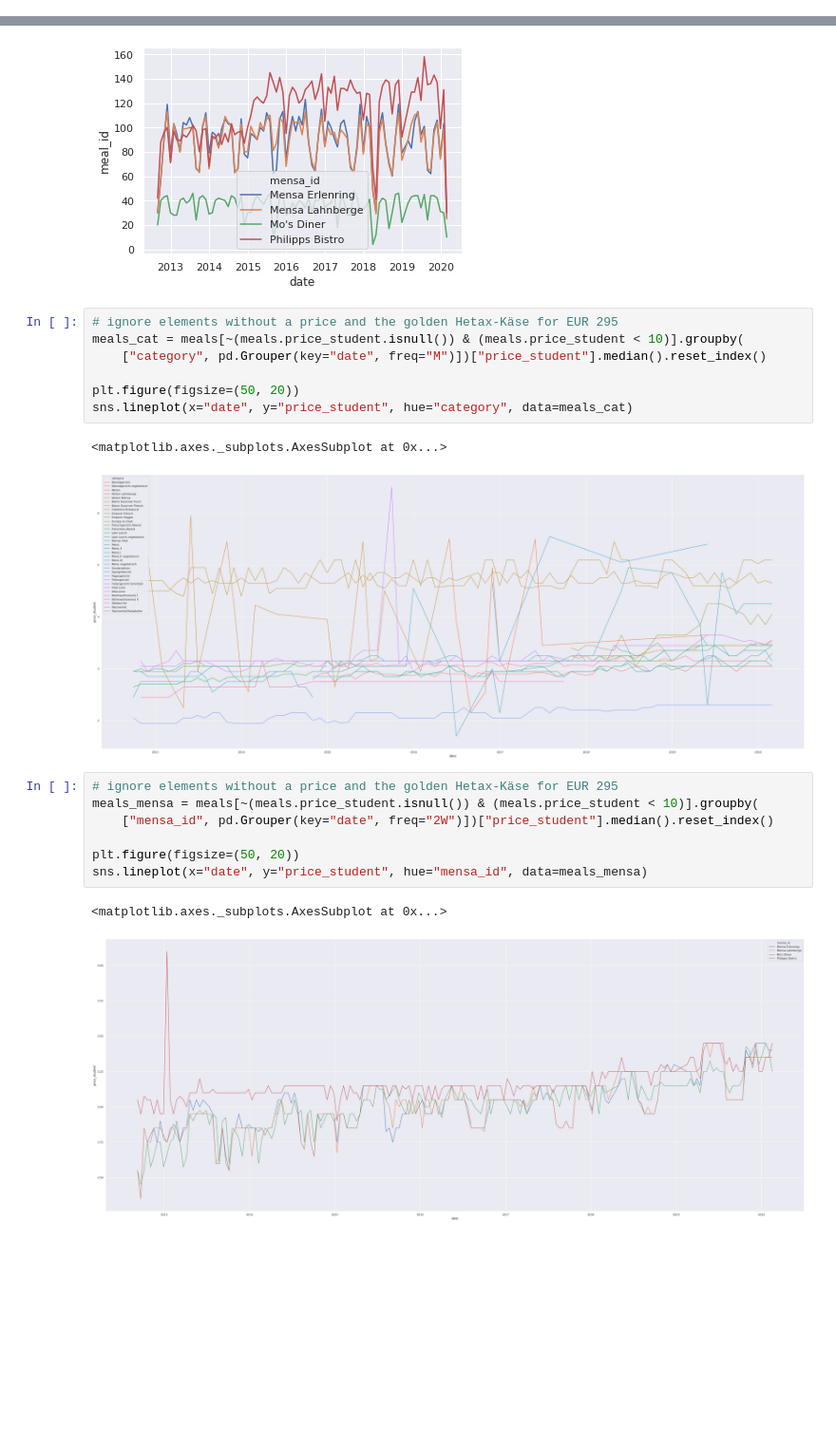
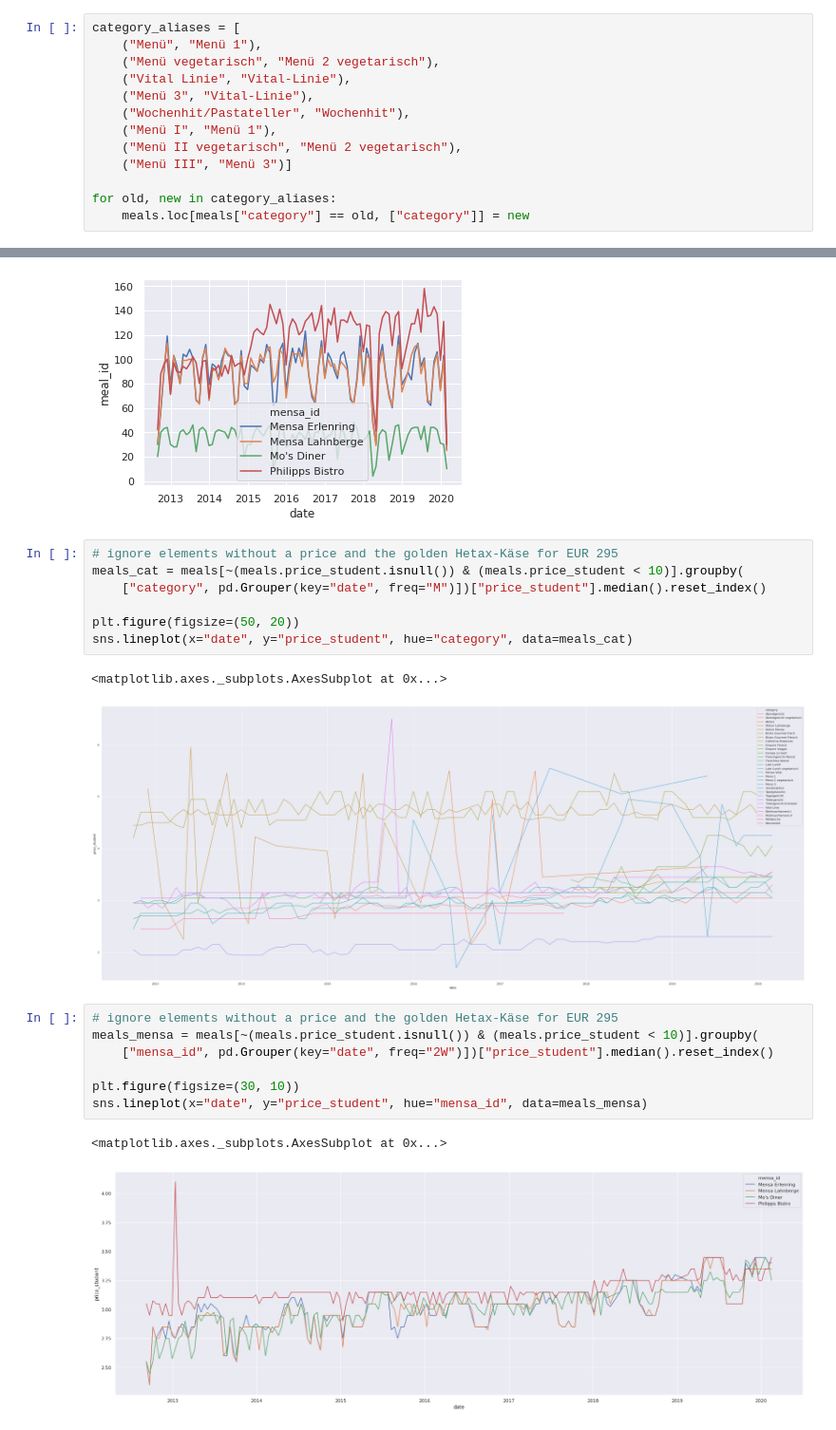
Before and after one commit to oxzi/about-mensa-mr, a Jupyter notebook: mensa_prices.ipynb, the cells around one changed output, grey strips where cells are left out. Shown at 95% size. Cells and saved outputs as stored; diff of their text form; blank space fills up the shorter version.

```diff
--- a/mensa_prices.ipynb
+++ b/mensa_prices.ipynb
@@ -20,4 +20,17 @@ meals.tail()
 | 32080 | Mo's Diner | 2020-02-07 | 4893801 | Zwei gebackene Hetaxkäse mit Jogh... | Menü II vegetarisch | 3.45 | ['Milch', 'glutenhaltiges Getreid... |
+# %%
+category_aliases = [
+    ("Menü", "Menü 1"),
+    ("Menü vegetarisch", "Menü 2 vegetarisch"),
+    ("Vital Linie", "Vital-Linie"),
+    ("Menü 3", "Vital-Linie"),
+    ("Wochenhit/Pastateller", "Wochenhit"),
+    ("Menü I", "Menü 1"),
+    ("Menü II vegetarisch", "Menü 2 vegetarisch"),
+    ("Menü III", "Menü 3")]
+
+for old, new in category_aliases:
+    meals.loc[meals["category"] == old, ["category"]] = new
 # %%
 overview = meals.groupby(
     ["mensa_id", pd.Grouper(key="date", freq="M")]).count()["meal_id"].reset_index()
@@ -50,14 +63,14 @@ plt.figure(figsize=(50, 20))
 sns.lineplot(x="date", y="price_student", hue="category", data=meals_cat)
 # %% [output]
 <matplotlib.axes._subplots.AxesSubplot at 0x...>
-[figure, old version]
+[figure, new version]
 # %%
 # ignore elements without a price and the golden Hetax-Käse for EUR 295
 meals_mensa = meals[~(meals.price_student.isnull()) & (meals.price_student < 10)].groupby(
     ["mensa_id", pd.Grouper(key="date", freq="2W")])["price_student"].median().reset_index()
 
-plt.figure(figsize=(50, 20))
+plt.figure(figsize=(30, 10))
 sns.lineplot(x="date", y="price_student", hue="mensa_id", data=meals_mensa)
 # %% [output]
 <matplotlib.axes._subplots.AxesSubplot at 0x...>
-[figure, old version]
+[figure, new version]
```
Also changed, not shown: parts of 1 cell of this notebook.
